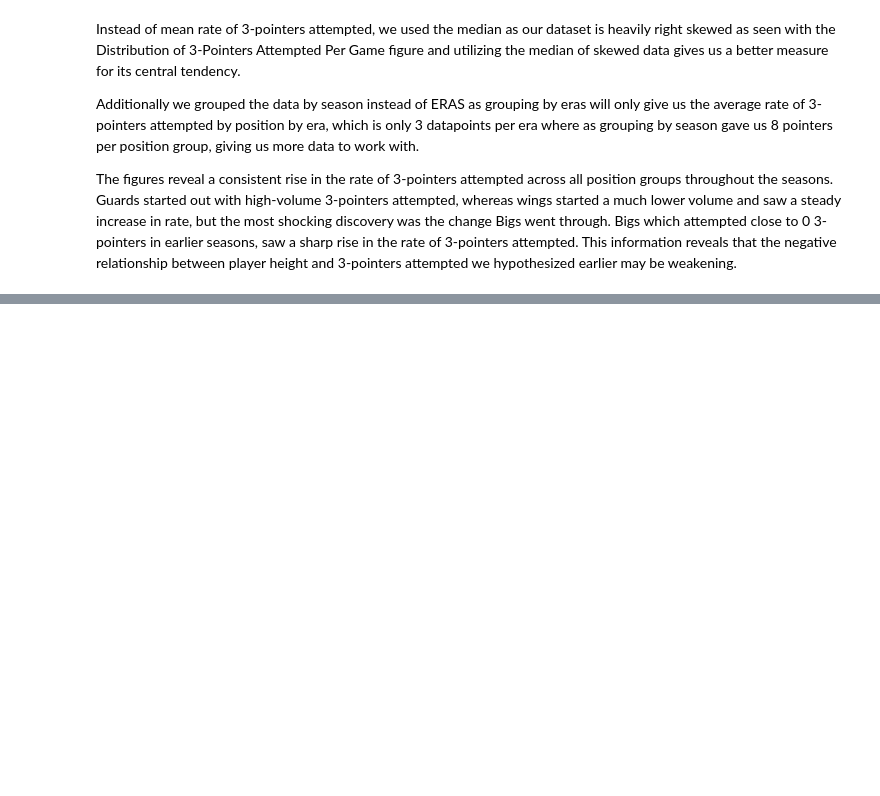
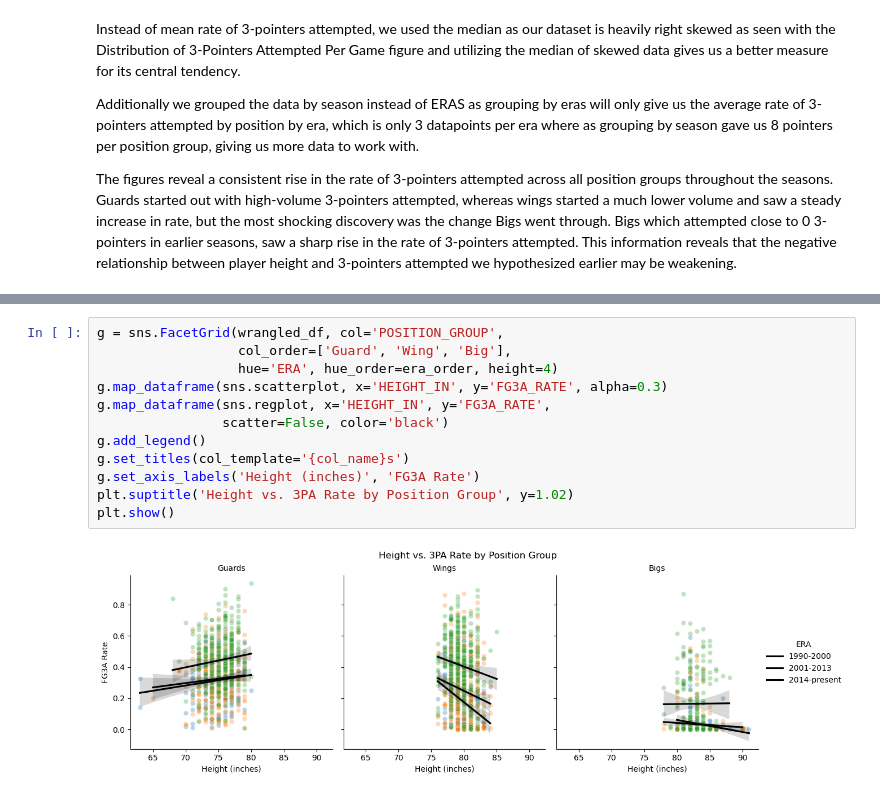
Before and after one commit to COGS108/Group058_WI26, a Jupyter notebook: 02-EDACheckpoint.ipynb, the cells around one changed output, grey strips where cells are left out. Drawn from its saved outputs; the diff is of its cells as text; blank space fills up the shorter version.

```diff
--- a/02-EDACheckpoint.ipynb
+++ b/02-EDACheckpoint.ipynb
@@ -529,0 +562,14 @@ Commentary: ...
+# %%
+g = sns.FacetGrid(wrangled_df, col='POSITION_GROUP',
+                  col_order=['Guard', 'Wing', 'Big'],
+                  hue='ERA', hue_order=era_order, height=4)
+g.map_dataframe(sns.scatterplot, x='HEIGHT_IN', y='FG3A_RATE', alpha=0.3)
+g.map_dataframe(sns.regplot, x='HEIGHT_IN', y='FG3A_RATE',
+                scatter=False, color='black')
+g.add_legend()
+g.set_titles(col_template='{col_name}s')
+g.set_axis_labels('Height (inches)', 'FG3A Rate')
+plt.suptitle('Height vs. 3PA Rate by Position Group', y=1.02)
+plt.show()
+# %% [output]
+[figure, added]
```
Also changed, not shown: parts of 7 cells of this notebook.
